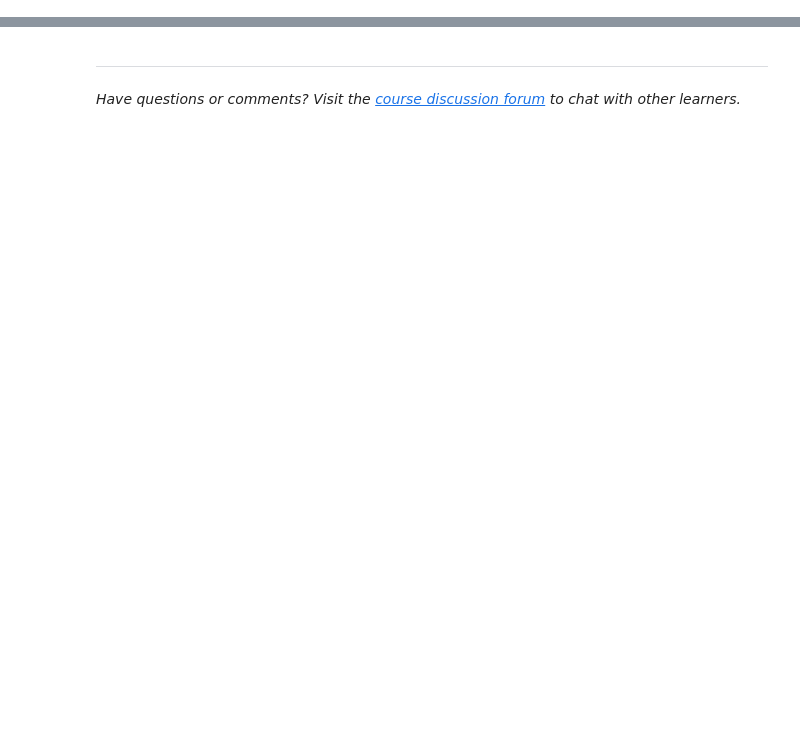
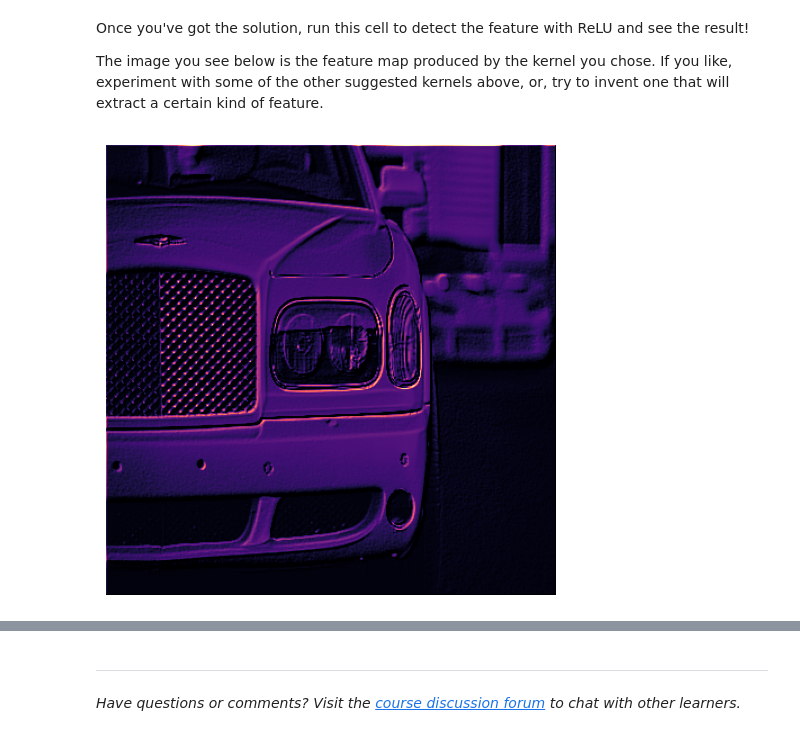
Before and after one commit to DoctorOfCoding/computer-vision-kaggle-course, a Jupyter notebook: Convolution and ReLU.ipynb, the cells around one changed output, grey strips where cells are left out. Drawn from its saved outputs; the diff is of its cells as text; code cells hidden in the pictures; blank space fills up the shorter version.

```diff
--- a/Convolution and ReLU.ipynb
+++ b/Convolution and ReLU.ipynb
@@ -215,0 +138,6 @@ In [**the exercises**](https://www.kaggle.com/kernels/fork/11989557), you'll hav
+# %%
+# YOUR CODE HERE: Give the TensorFlow ReLU function (without arguments)
+relu_fn = tf.nn.relu
+
+# Check your answer
+q_3.check()
@@ -215,0 +151,15 @@ In [**the exercises**](https://www.kaggle.com/kernels/fork/11989557), you'll hav
+# %% [markdown]
+Once you've got the solution, run this cell to detect the feature with ReLU and see the result!
+
+The image you see below is the feature map produced by the kernel you chose. If you like, experiment with some of the other suggested kernels above, or, try to invent one that will extract a certain kind of feature.
+# %%
+image_detect = relu_fn(image_filter)
+
+plt.imshow(
+    # Reformat for plotting
+    tf.squeeze(image_detect)
+)
+plt.axis('off')
+plt.show();
+# %% [output]
+[figure, added]
```
Also changed, not shown: parts of 45 cells of this notebook.
